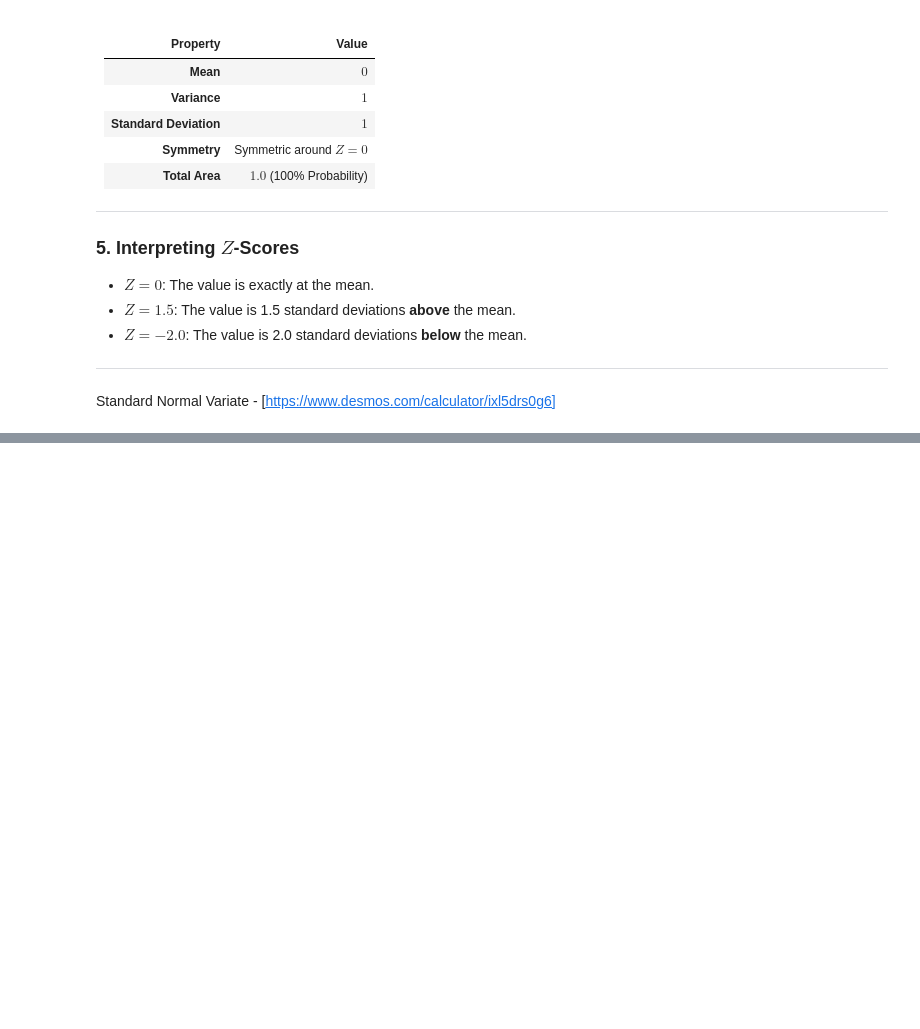
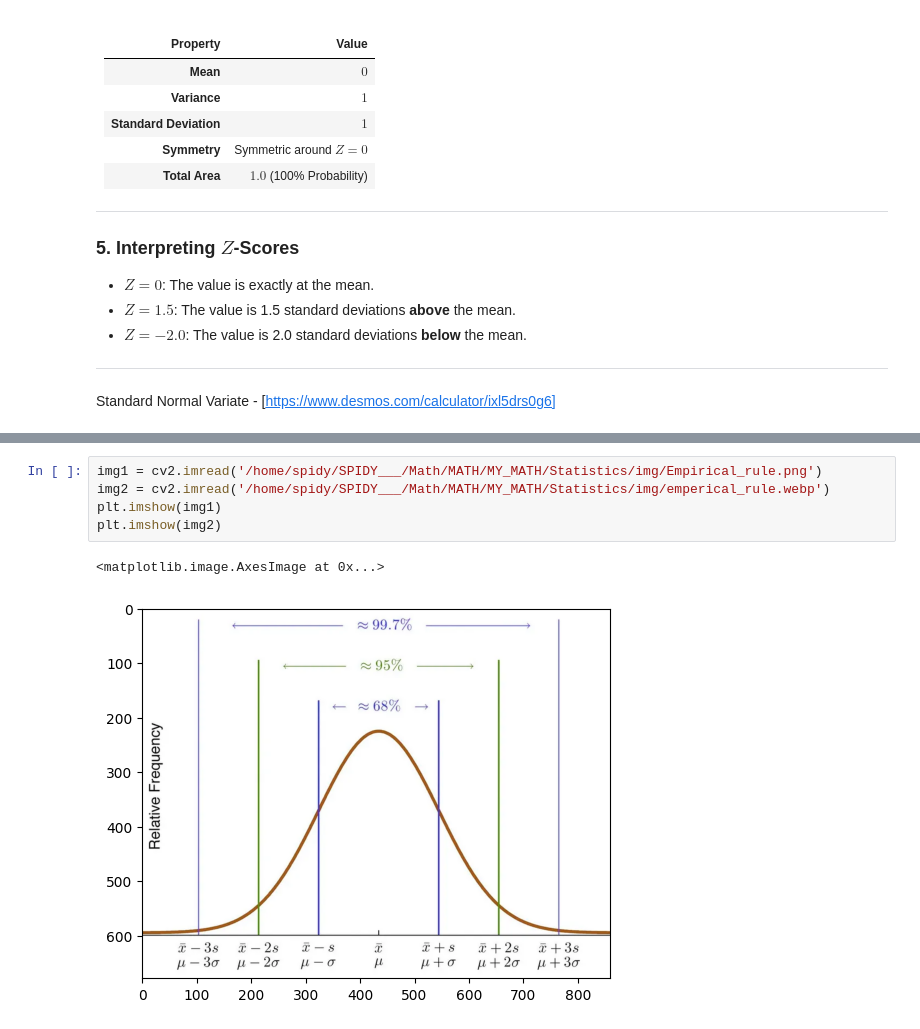
Before and after one commit to LAFFI01/MATH, a Jupyter notebook: MY_MATH/Statistics/03_Probability_distributions/03_03_Density_Estimation/03_02_Parametric_density_estimation/Popular_DIstribution/Normal_Distribution.ipynb, the cells around one changed output, grey strips where cells are left out. Drawn from its saved outputs; the diff is of its cells as text; blank space fills up the shorter version.

```diff
--- a/MY_MATH/Statistics/03_Probability_distributions/03_03_Density_Estimation/03_02_Parametric_density_estimation/Popular_DIstribution/Normal_Distribution.ipynb
+++ b/MY_MATH/Statistics/03_Probability_distributions/03_03_Density_Estimation/03_02_Parametric_density_estimation/Popular_DIstribution/Normal_Distribution.ipynb
@@ -159,0 +231,8 @@ Standard Normal Variate - [https://www.desmos.com/calculator/ixl5drs0g6]
+# %%
+img1 = cv2.imread('/home/spidy/SPIDY___/Math/MATH/MY_MATH/Statistics/img/Empirical_rule.png')
+img2 = cv2.imread('/home/spidy/SPIDY___/Math/MATH/MY_MATH/Statistics/img/emperical_rule.webp')
+plt.imshow(img1)
+plt.imshow(img2)
+# %% [output]
+<matplotlib.image.AxesImage at 0x...>
+[figure, added]
```
Also changed, not shown: parts of 6 cells of this notebook, 4 other files.
